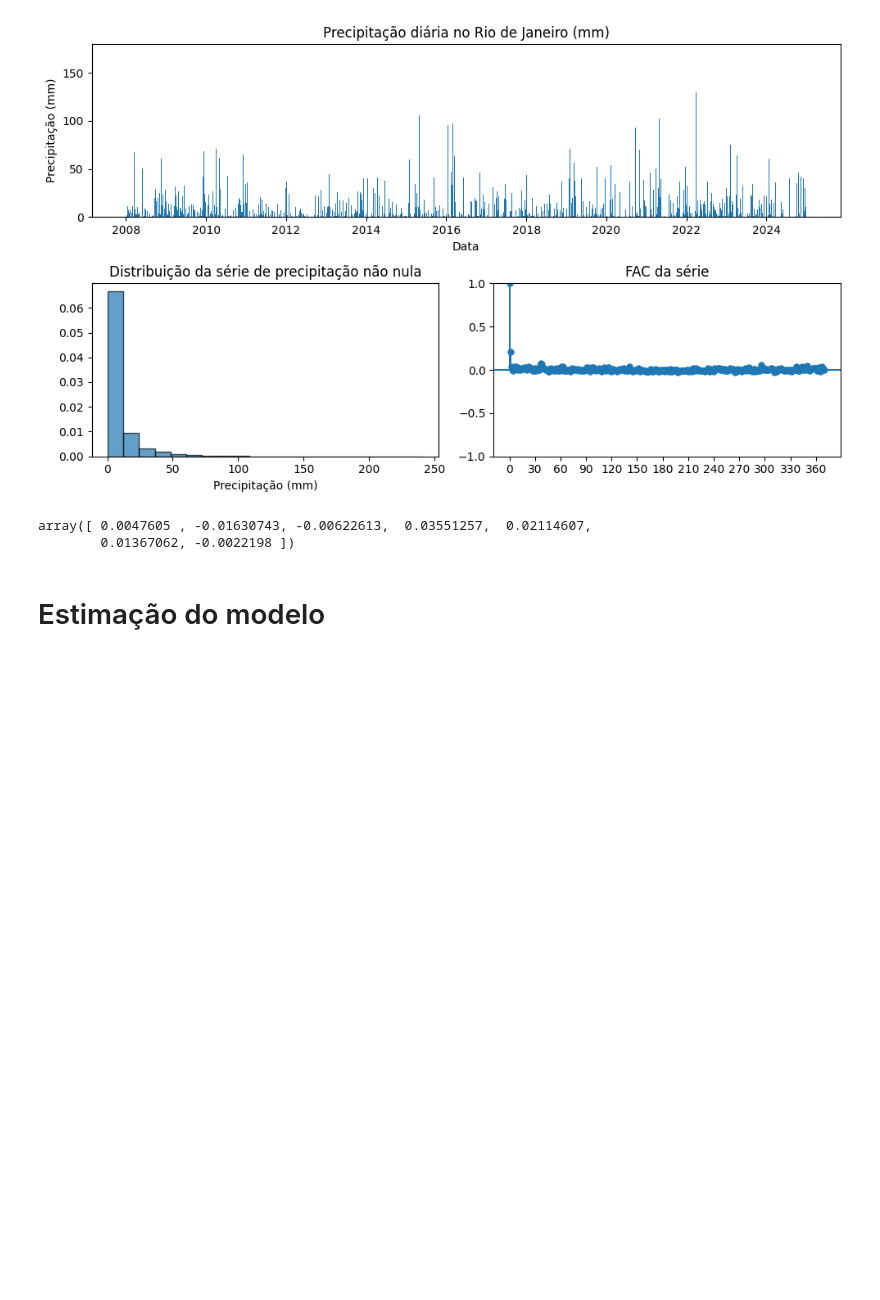
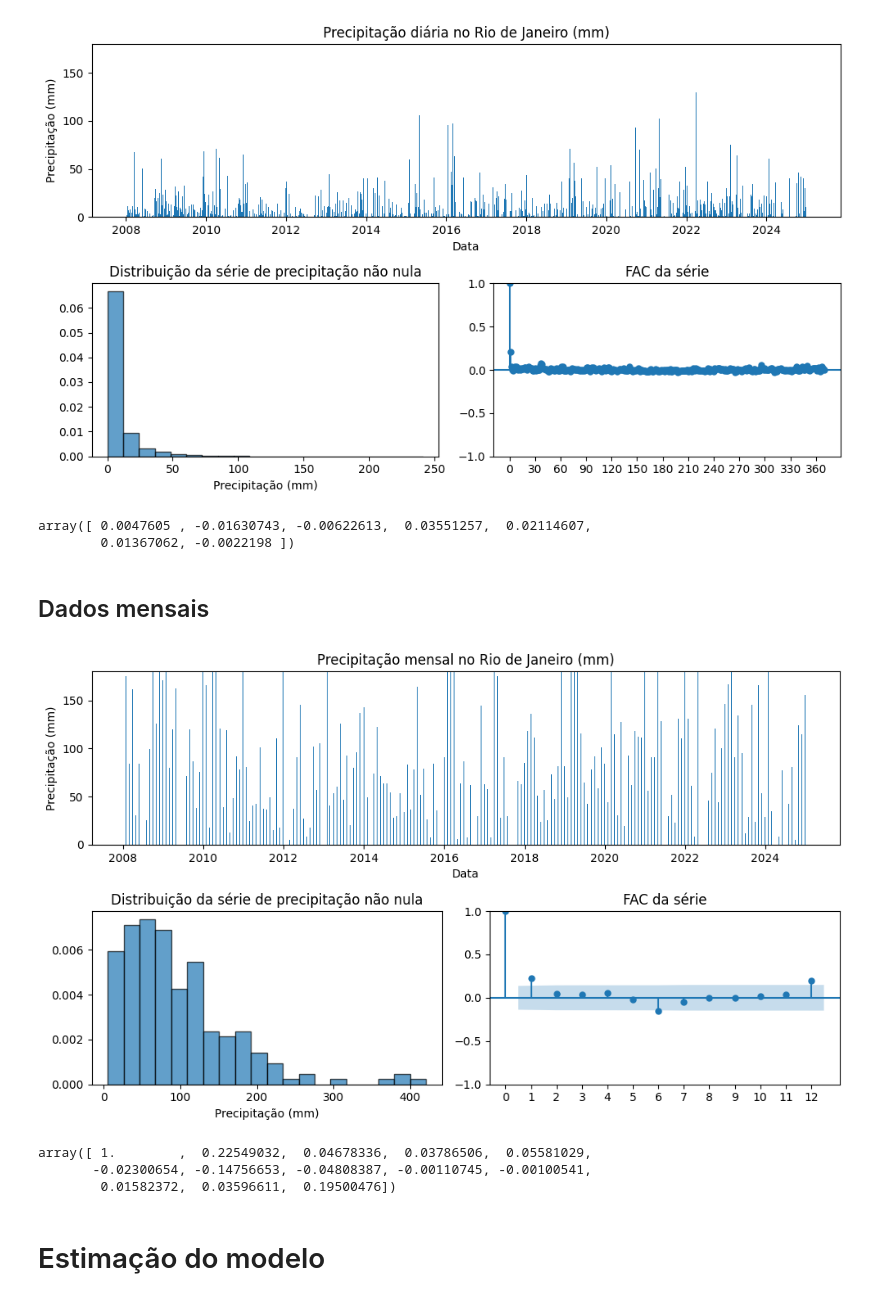
Before and after one commit to asdmalizia/masters, a Jupyter notebook: Estudo orientado/6. Modelagem de chuva.ipynb, the cells around one changed output. Cells and saved outputs as stored; diff of their text form; code cells hidden in the pictures; blank space fills up the shorter version.

```diff
--- a/Estudo orientado/6. Modelagem de chuva.ipynb
+++ b/Estudo orientado/6. Modelagem de chuva.ipynb
@@ -134,6 +134,45 @@ acf_vals[364:]
 # %% [output]
 array([ 0.0047605 , -0.01630743, -0.00622613,  0.03551257,  0.02114607,
         0.01367062, -0.0022198 ])
+# %% [markdown]
+## Dados mensais
+# %%
+series_mensal = series.resample('ME').sum()
+# %%
+fig = plt.figure(figsize=(10, 6))
+gs = fig.add_gridspec(2, 2)
+
+ax0 = fig.add_subplot(gs[0, :])
+ax0.bar(series_mensal.index, series_mensal, width=7)
+ax0.set_title('Precipitação mensal no Rio de Janeiro (mm)')
+ax0.set_ylabel('Precipitação (mm)')
+ax0.set_xlabel('Data')
+ax0.set_ylim(top=180)
+
+ax1 = fig.add_subplot(gs[1, 0])
+ax1.hist(series_mensal[series_mensal>0], bins=20, density=True, alpha=0.7, edgecolor='black')
+ax1.set_title('Distribuição da série de precipitação não nula')
+ax1.set_xlabel('Precipitação (mm)')
+
+ax2 = fig.add_subplot(gs[1, 1])
+lags = 12
+plot_acf(series_mensal, lags=lags, ax=ax2, title='FAC da série')
+ax2.set_xticks(np.arange(0, lags+1))
+ax2.set_xticklabels(np.arange(0, lags+1))
+
+fig.tight_layout()
+# plot_count += 1
+# plt.savefig(path_img + r"\plot{}.png".format(plot_count))
+plt.show()
+# %% [output]
+[figure, added]
+# %%
+acf_vals = acf(series_mensal, nlags=12, fft=True)
+acf_vals
+# %% [output]
+array([ 1.        ,  0.22549032,  0.04678336,  0.03786506,  0.05581029,
+       -0.02300654, -0.14756653, -0.04808387, -0.00110745, -0.00100541,
+        0.01582372,  0.03596611,  0.19500476])
 # %% [markdown]
 # Estimação do modelo
 # %%
```
Also changed, not shown: parts of 1 cell of this notebook, 2 other files.
